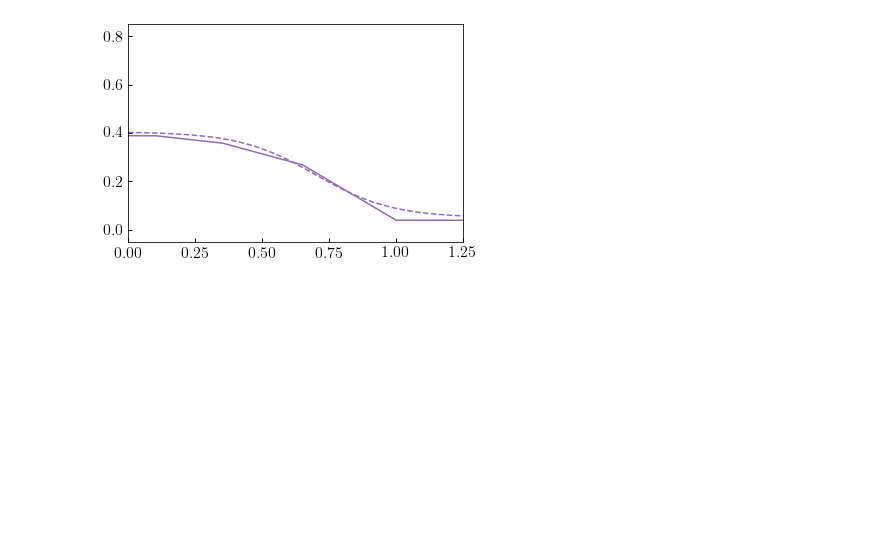
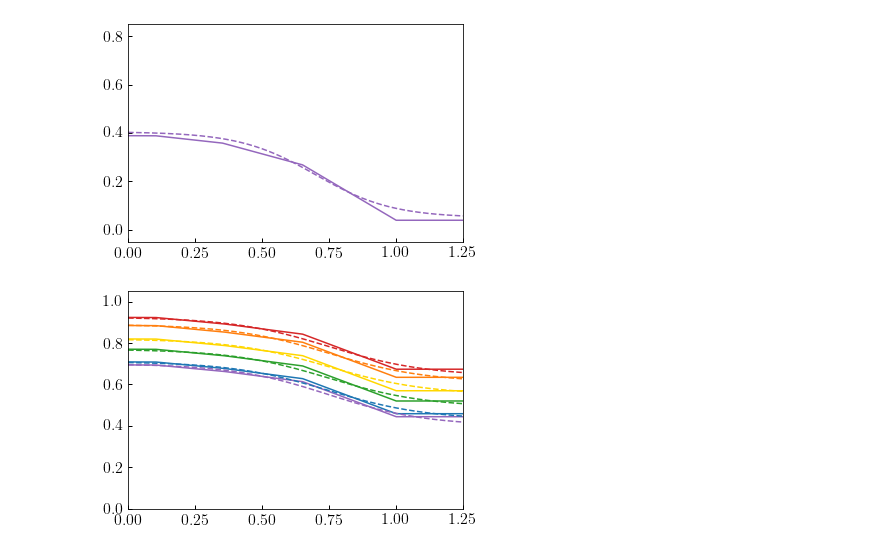
Before and after one commit to LSSTDESC/cosmodc2, a Jupyter notebook: notebooks/recalibrate_gr_evolution.ipynb, the cells around one changed output. Drawn from its saved outputs; the diff is of its cells as text; code cells hidden in the pictures; blank space fills up the shorter version.

```diff
--- a/notebooks/recalibrate_gr_evolution.ipynb
+++ b/notebooks/recalibrate_gr_evolution.ipynb
@@ -89,4 +97,79 @@ ylim = ax.set_ylim(-0.05, 0.85)
 xlim = ax.set_xlim(0, 1.25)
 # %% [output]
 [figure]
+# %%
+from cosmodc2.sdss_colors.sigmoid_g_minus_r import (
+    default_ms_peak_gr, default_red_peak_gr,
+    red_sequence_peak_gr, main_sequence_peak_gr,
+    default_ms_peak_gr_zevol, default_red_peak_gr_zevol)
+
+from cosmodc2.sdss_colors.alt_sigmoid_g_minus_r import (
+    main_sequence_peak_gr as alt_main_sequence_peak_gr)
+from cosmodc2.sdss_colors.alt_sigmoid_g_minus_r import (
+    red_sequence_peak_gr as alt_red_sequence_peak_gr)
+
+
+
+ngals = int(2e4)
+redshift = np.linspace(0, 4, ngals)
+zarr = redshift
+
+rs_gr_mr25 = red_sequence_peak_gr(
+        np.zeros(ngals) - 25, default_red_peak_gr, zarr, default_red_peak_gr_zevol)
+rs_gr_mr23 = red_sequence_peak_gr(
+        np.zeros(ngals) - 23, default_red_peak_gr, zarr, default_red_peak_gr_zevol)
+rs_gr_mr22 = red_sequence_peak_gr(
+        np.zeros(ngals) - 22, default_red_peak_gr, zarr, default_red_peak_gr_zevol)
+rs_gr_mr21 = red_sequence_peak_gr(
+        np.zeros(ngals) - 21, default_red_peak_gr, zarr, default_red_peak_gr_zevol)
+rs_gr_mr20 = red_sequence_peak_gr(
+        np.zeros(ngals) - 20, default_red_peak_gr, zarr, default_red_peak_gr_zevol)
+rs_gr_mr19 = red_sequence_peak_gr(
+        np.zeros(ngals) - 19, default_red_peak_gr, zarr, default_red_peak_gr_zevol)
+rs_gr_mr18 = red_sequence_peak_gr(
+        np.zeros(ngals) - 18, default_red_peak_gr, zarr, default_red_peak_gr_zevol)
+rs_gr_mr17 = red_sequence_peak_gr(
+        np.zeros(ngals) - 17, default_red_peak_gr, zarr, default_red_peak_gr_zevol)
+rs_gr_mr12 = red_sequence_peak_gr(
+        np.zeros(ngals) - 12, default_red_peak_gr, zarr, default_red_peak_gr_zevol)
+
+alt_rs_gr_mr25 = alt_red_sequence_peak_gr(np.zeros(ngals) - 25, zarr)
+alt_rs_gr_mr23 = alt_red_sequence_peak_gr(np.zeros(ngals) - 23, zarr)
+alt_rs_gr_mr22 = alt_red_sequence_peak_gr(np.zeros(ngals) - 22, zarr)
+alt_rs_gr_mr21 = alt_red_sequence_peak_gr(np.zeros(ngals) - 21, zarr)
+alt_rs_gr_mr20 = alt_red_sequence_peak_gr(np.zeros(ngals) - 20, zarr)
+alt_rs_gr_mr19 = alt_red_sequence_peak_gr(np.zeros(ngals) - 19, zarr)
+alt_rs_gr_mr17 = alt_red_sequence_peak_gr(np.zeros(ngals) - 17, zarr)
+
+
+fig, ax = plt.subplots(1, 1)
+xlim = ax.set_xlim(0, 1.25)
+
+__=ax.plot(redshift, rs_gr_mr23, color=mred, label=r'${\rm M_{r} = -23}$')
+__=ax.plot(redshift, rs_gr_mr22, color=morange, label=r'${\rm M_{r} = -22}$')
+__=ax.plot(redshift, rs_gr_mr21, color='gold', label=r'${\rm M_{r} = -21}$')
+__=ax.plot(redshift, rs_gr_mr20, color=mgreen, label=r'${\rm M_{r} = -20}$')
+__=ax.plot(redshift, rs_gr_mr19, color=mblue, label=r'${\rm M_{r} = -19}$')
+# __=ax.plot(redshift, rs_gr_mr18, color=mblue, label=r'${\rm M_{r} = -18}$')
+__=ax.plot(redshift, rs_gr_mr17, color=mpurple, label=r'${\rm M_{r} = -17}$')
+# __=ax.plot(redshift, rs_gr_mr12, color=mpurple, label=r'${\rm M_{r} = -12}$')
+
+z = redshift
+# __=ax.plot(z, sigmoid(z, x0=0.75, k=5.5, ymin=0.935, ymax=0.65), '--', color='k')
+__=ax.plot(z, sigmoid(z, x0=0.75, k=5.5, ymin=0.925, ymax=0.64), '--', color=mred)
+__=ax.plot(z, sigmoid(z, x0=0.75, k=5.5, ymin=0.89, ymax=0.61), '--', color=morange)
+__=ax.plot(z, sigmoid(z, x0=0.75, k=5.5, ymin=0.82, ymax=0.55), '--', color='gold')
+__=ax.plot(z, sigmoid(z, x0=0.75, k=5.5, ymin=0.77, ymax=0.49), '--', color=mgreen)
+__=ax.plot(z, sigmoid(z, x0=0.75, k=5.5, ymin=0.735, ymax=0.45), '--', color=mblue)
+# __=ax.plot(z, sigmoid(z, x0=0.75, k=5.5, ymin=0.71, ymax=0.43), '--', color=mblue)
+__=ax.plot(z, sigmoid(z, x0=0.75, k=5.5, ymin=0.7, ymax=0.4), '--', color=mpurple)
+# __=ax.plot(z, sigmoid(z, x0=0.75, k=5.5, ymin=0.69, ymax=0.38), '--', color='k')
+
+# marr = [-12, -17, -18, -19, -20, -21, -22, -23, -25]
+# ymin_arr = [0.69, 0.7, 0.71, 0.735, 0.77, 0.82, 0.89, 0.925, 0.935]
+# ymax_arr = [0.38, 0.4, 0.43, 0.45, 0.49, 0.55, 0.61, 0.64, 0.65]
+
+ylim = ax.set_ylim(0., 1.05)
+# %% [output]
+[figure, added]
 # %%
```
Also changed, not shown: parts of 3 cells of this notebook, 1 other file.
